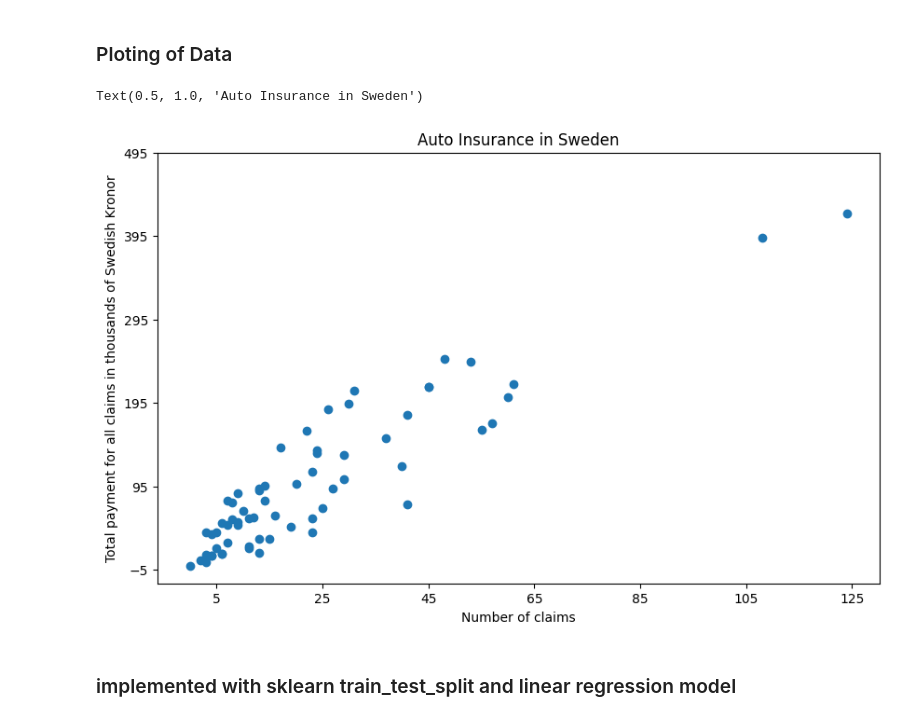
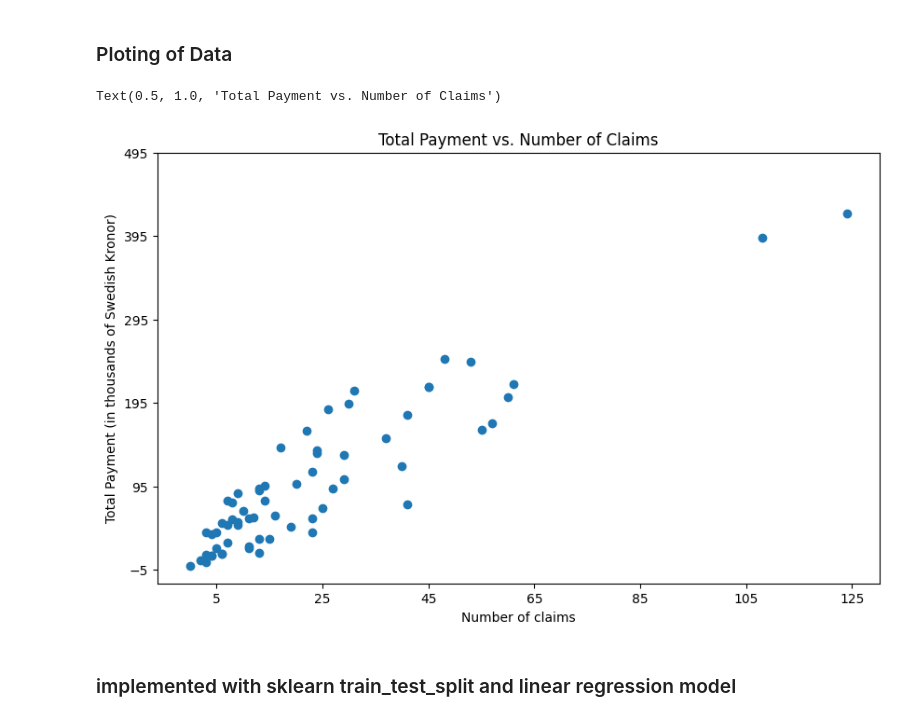
Before and after one commit to ElahehBeheshti/Python-exercise, a Jupyter notebook: Regression.AutoInsurance.ipynb, the cells around one changed output. Saved outputs shown, nothing was run; the diff lists cells and outputs as text; code cells hidden in the pictures.

```diff
--- a/Regression.AutoInsurance.ipynb
+++ b/Regression.AutoInsurance.ipynb
@@ -49,14 +56,14 @@ data.describe()
 # %%
 plt.figure(figsize=(10, 6))  # Width=20, Height=10 (You can adjust these values as needed)
 plt.scatter(data['X'],data['Y'])
 plt.xticks(np.arange(5,130,step=20))
 plt.yticks(np.arange(-5,500,step=100))
 plt.xlabel("Number of claims")
-plt.ylabel("Total payment for all claims in thousands of Swedish Kronor")
-plt.title("Auto Insurance in Sweden")
+plt.ylabel("Total Payment (in thousands of Swedish Kronor)")
+plt.title("Total Payment vs. Number of Claims")
 # %% [output]
-Text(0.5, 1.0, 'Auto Insurance in Sweden')
+Text(0.5, 1.0, 'Total Payment vs. Number of Claims')
-[figure, old version]
+[figure, new version]
 # %% [markdown]
 ### implemented with sklearn train_test_split and linear regression model
 # %%
```
Also changed, not shown: parts of 17 cells of this notebook, 1 other file.
